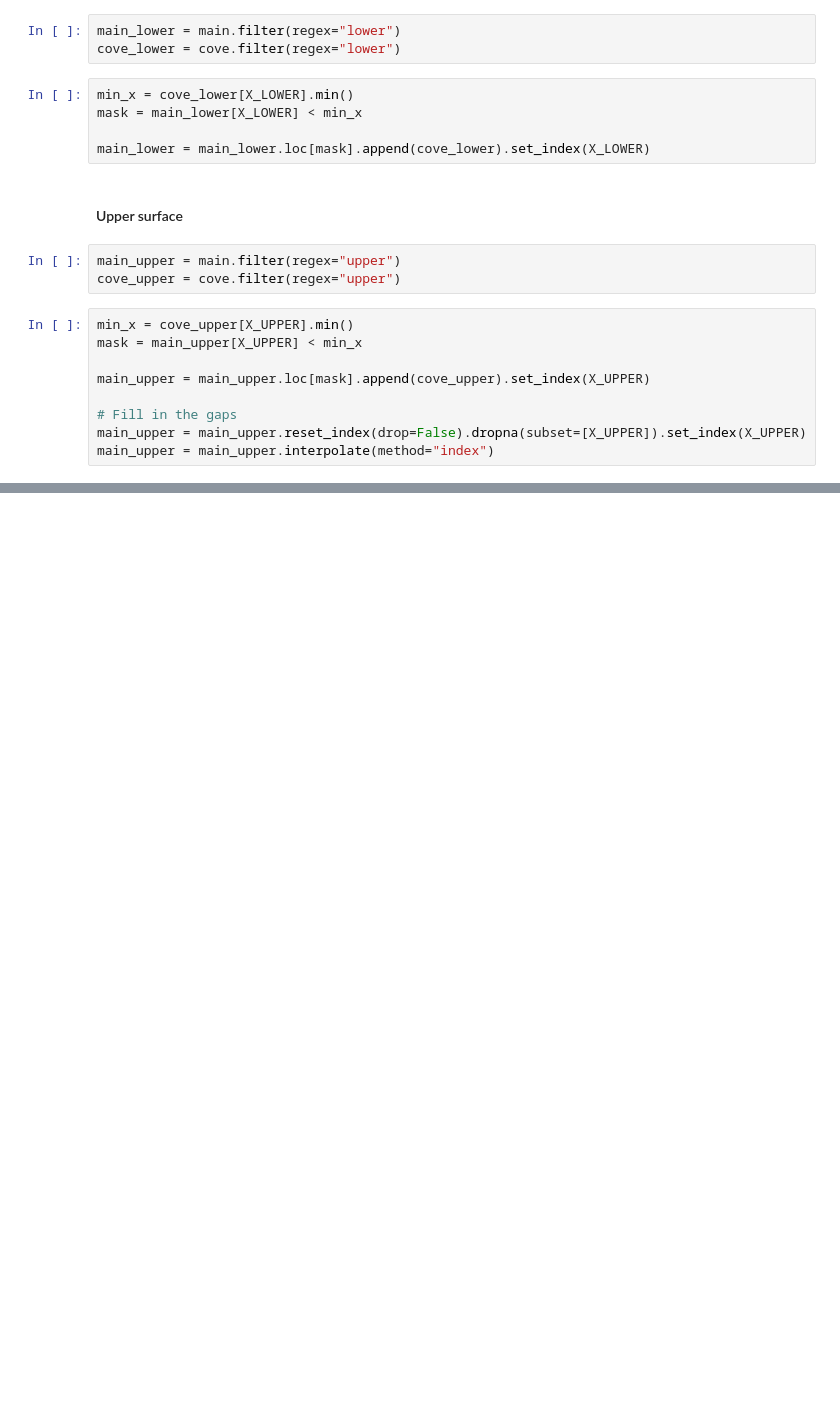
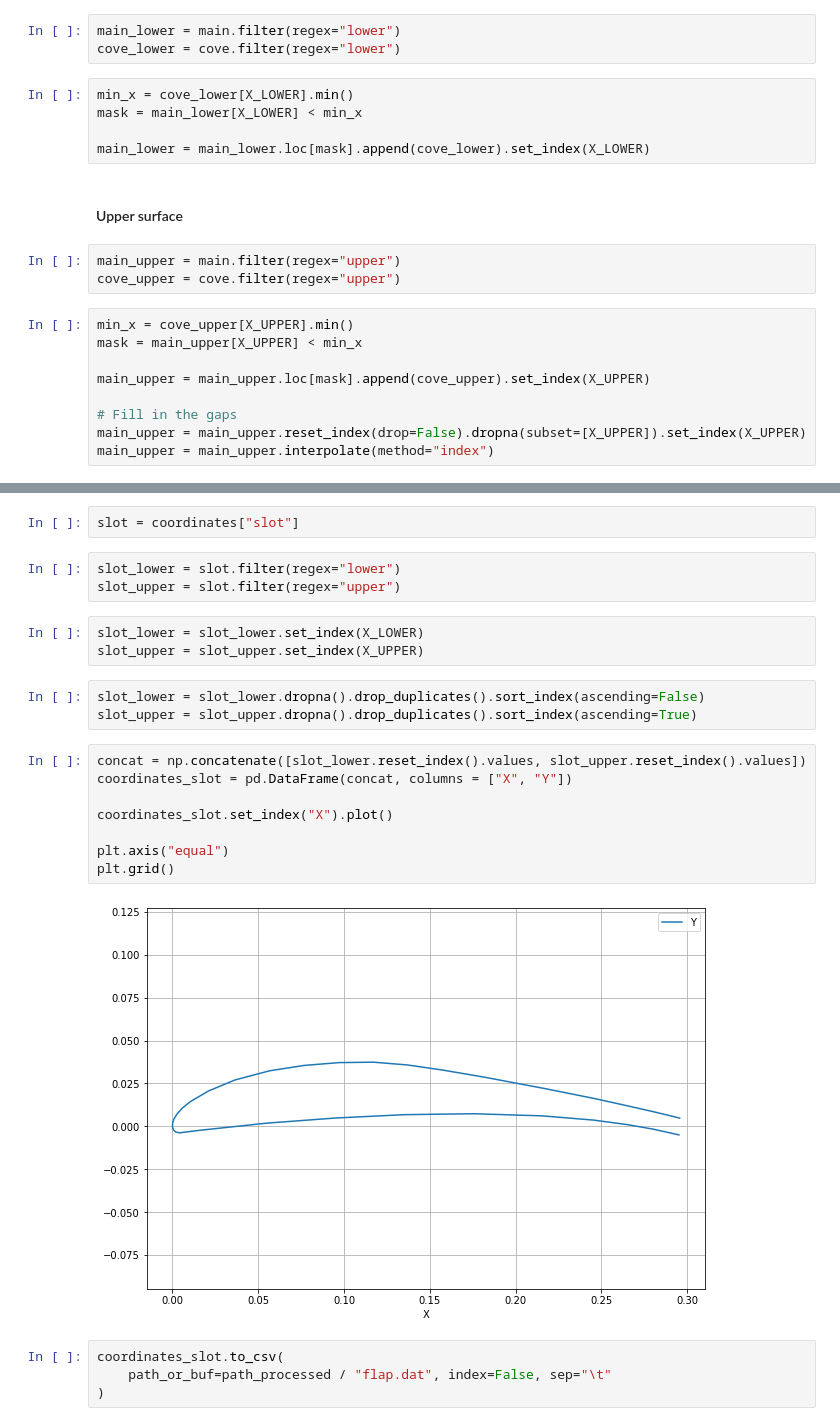
Before and after one commit to KikeM/high_lift, a Jupyter notebook: notebooks/Process airfoil shapes.ipynb, the cells around one changed output, grey strips where cells are left out. Saved outputs shown, nothing was run; the diff lists cells and outputs as text; blank space fills up the shorter version.

```diff
--- a/notebooks/Process airfoil shapes.ipynb
+++ b/notebooks/Process airfoil shapes.ipynb
@@ -84,0 +151,25 @@ plt.grid()
+# %%
+slot = coordinates["slot"]
+# %%
+slot_lower = slot.filter(regex="lower")
+slot_upper = slot.filter(regex="upper")
+# %%
+slot_lower = slot_lower.set_index(X_LOWER)
+slot_upper = slot_upper.set_index(X_UPPER)
+# %%
+slot_lower = slot_lower.dropna().drop_duplicates().sort_index(ascending=False)
+slot_upper = slot_upper.dropna().drop_duplicates().sort_index(ascending=True)
+# %%
+concat = np.concatenate([slot_lower.reset_index().values, slot_upper.reset_index().values])
+coordinates_slot = pd.DataFrame(concat, columns = ["X", "Y"])
+
+coordinates_slot.set_index("X").plot()
+
+plt.axis("equal")
+plt.grid()
+# %% [output]
+[figure, added]
+# %%
+coordinates_slot.to_csv(
+    path_or_buf=path_processed / "flap.dat", index=False, sep="\t"
+)
```
Also changed, not shown: parts of 9 cells of this notebook, 11 other files.
